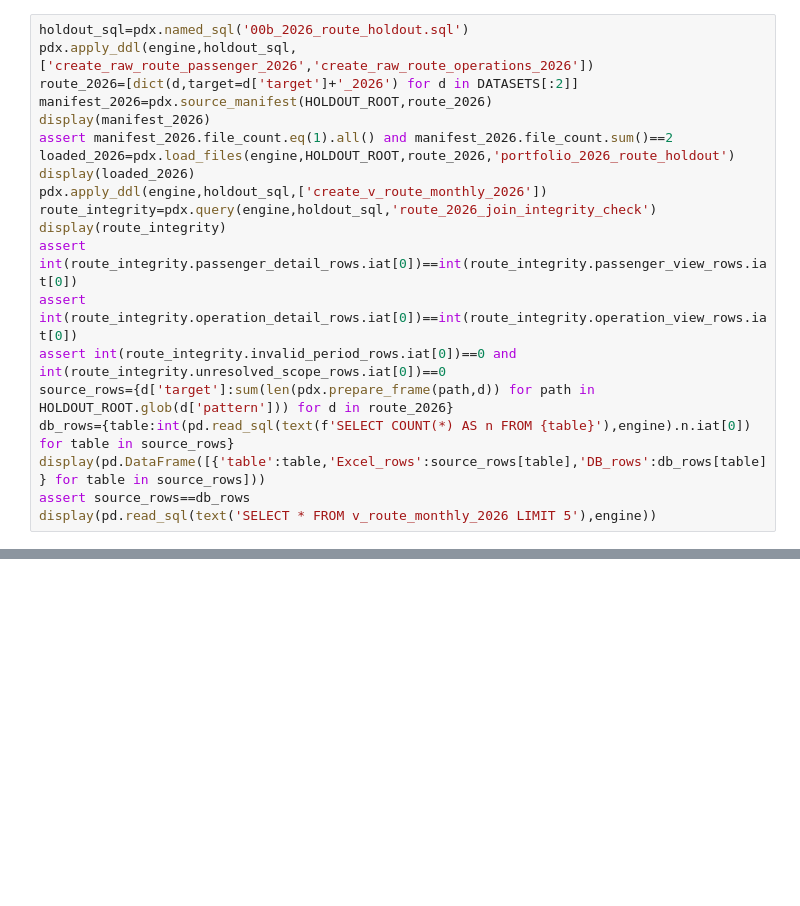
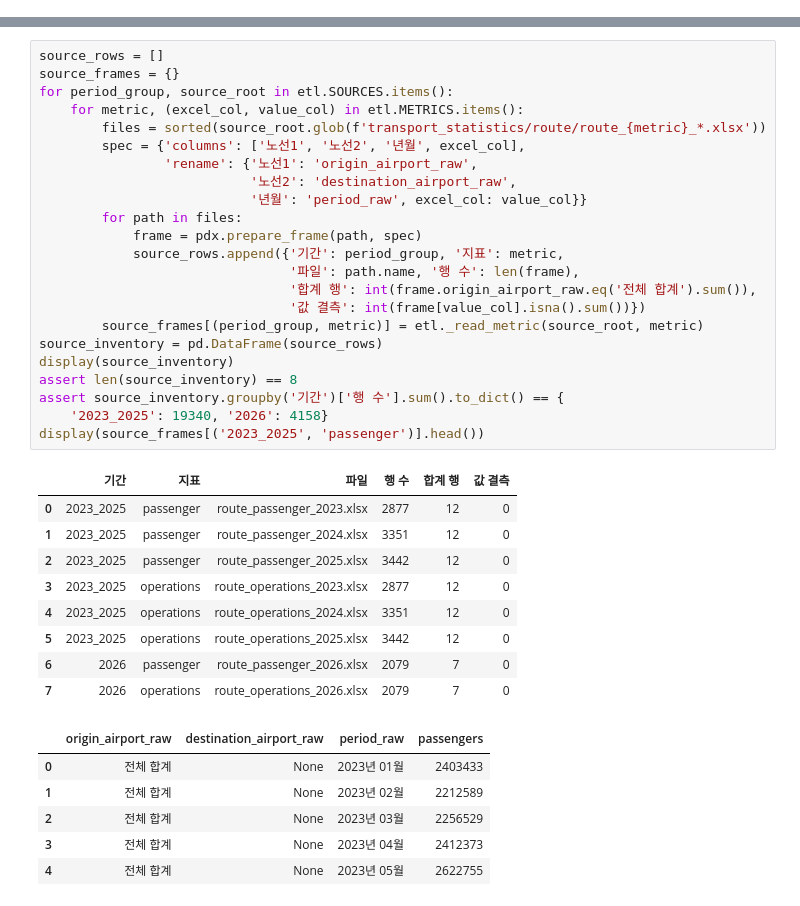
Before and after one commit to kth530/korea_outbound_travel_analysis, a Jupyter notebook: notebooks/02_data_preparation.ipynb, the cells around one changed output, grey strips where cells are left out. Drawn from its saved outputs; the diff is of its cells as text; blank space fills up the shorter version.

Commit message:
Switch route preparation to Python ETL

```diff
--- a/notebooks/02_data_preparation.ipynb
+++ b/notebooks/02_data_preparation.ipynb
@@ -164,20 +37,0 @@ route_scope_monthly_comparison (36, 9)
-# %%
-holdout_sql=pdx.named_sql('00b_2026_route_holdout.sql')
-pdx.apply_ddl(engine,holdout_sql,['create_raw_route_passenger_2026','create_raw_route_operations_2026'])
-route_2026=[dict(d,target=d['target']+'_2026') for d in DATASETS[:2]]
-manifest_2026=pdx.source_manifest(HOLDOUT_ROOT,route_2026)
-display(manifest_2026)
-assert manifest_2026.file_count.eq(1).all() and manifest_2026.file_count.sum()==2
-loaded_2026=pdx.load_files(engine,HOLDOUT_ROOT,route_2026,'portfolio_2026_route_holdout')
-display(loaded_2026)
-pdx.apply_ddl(engine,holdout_sql,['create_v_route_monthly_2026'])
-route_integrity=pdx.query(engine,holdout_sql,'route_2026_join_integrity_check')
-display(route_integrity)
-assert int(route_integrity.passenger_detail_rows.iat[0])==int(route_integrity.passenger_view_rows.iat[0])
-assert int(route_integrity.operation_detail_rows.iat[0])==int(route_integrity.operation_view_rows.iat[0])
-assert int(route_integrity.invalid_period_rows.iat[0])==0 and int(route_integrity.unresolved_scope_rows.iat[0])==0
-source_rows={d['target']:sum(len(pdx.prepare_frame(path,d)) for path in HOLDOUT_ROOT.glob(d['pattern'])) for d in route_2026}
-db_rows={table:int(pd.read_sql(text(f'SELECT COUNT(*) AS n FROM {table}'),engine).n.iat[0]) for table in source_rows}
-display(pd.DataFrame([{'table':table,'Excel_rows':source_rows[table],'DB_rows':db_rows[table]} for table in source_rows]))
-assert source_rows==db_rows
-display(pd.read_sql(text('SELECT * FROM v_route_monthly_2026 LIMIT 5'),engine))
@@ -205,0 +42,39 @@ display(pd.read_sql(text('SELECT * FROM v_route_monthly_2026 LIMIT 5'),engine))
+# %%
+source_rows = []
+source_frames = {}
+for period_group, source_root in etl.SOURCES.items():
+    for metric, (excel_col, value_col) in etl.METRICS.items():
+        files = sorted(source_root.glob(f'transport_statistics/route/route_{metric}_*.xlsx'))
+        spec = {'columns': ['노선1', '노선2', '년월', excel_col],
+                'rename': {'노선1': 'origin_airport_raw',
+                           '노선2': 'destination_airport_raw',
+                           '년월': 'period_raw', excel_col: value_col}}
+        for path in files:
+            frame = pdx.prepare_frame(path, spec)
+            source_rows.append({'기간': period_group, '지표': metric,
+                                '파일': path.name, '행 수': len(frame),
+                                '합계 행': int(frame.origin_airport_raw.eq('전체 합계').sum()),
+                                '값 결측': int(frame[value_col].isna().sum())})
+        source_frames[(period_group, metric)] = etl._read_metric(source_root, metric)
+source_inventory = pd.DataFrame(source_rows)
+display(source_inventory)
+assert len(source_inventory) == 8
+assert source_inventory.groupby('기간')['행 수'].sum().to_dict() == {
+    '2023_2025': 19340, '2026': 4158}
+display(source_frames[('2023_2025', 'passenger')].head())
+# %% [output]
+|  | 기간 | 지표 | 파일 | 행 수 | 합계 행 | 값 결측 |
+| 0 | 2023_2025 | passenger | route_passenger_2023.xlsx | 2877 | 12 | 0 |
+| 1 | 2023_2025 | passenger | route_passenger_2024.xlsx | 3351 | 12 | 0 |
+| 2 | 2023_2025 | passenger | route_passenger_2025.xlsx | 3442 | 12 | 0 |
+| 3 | 2023_2025 | operations | route_operations_2023.xlsx | 2877 | 12 | 0 |
+| 4 | 2023_2025 | operations | route_operations_2024.xlsx | 3351 | 12 | 0 |
+| 5 | 2023_2025 | operations | route_operations_2025.xlsx | 3442 | 12 | 0 |
+| 6 | 2026 | passenger | route_passenger_2026.xlsx | 2079 | 7 | 0 |
+| 7 | 2026 | operations | route_operations_2026.xlsx | 2079 | 7 | 0 |
+|  | origin_airport_raw | destination_airport_raw | period_raw | passengers |
+| 0 | 전체 합계 | None | 2023년 01월 | 2403433 |
+| 1 | 전체 합계 | None | 2023년 02월 | 2212589 |
+| 2 | 전체 합계 | None | 2023년 03월 | 2256529 |
+| 3 | 전체 합계 | None | 2023년 04월 | 2412373 |
+| 4 | 전체 합계 | None | 2023년 05월 | 2622755 |
```
Also changed, not shown: parts of 27 cells of this notebook, 16 other files.
